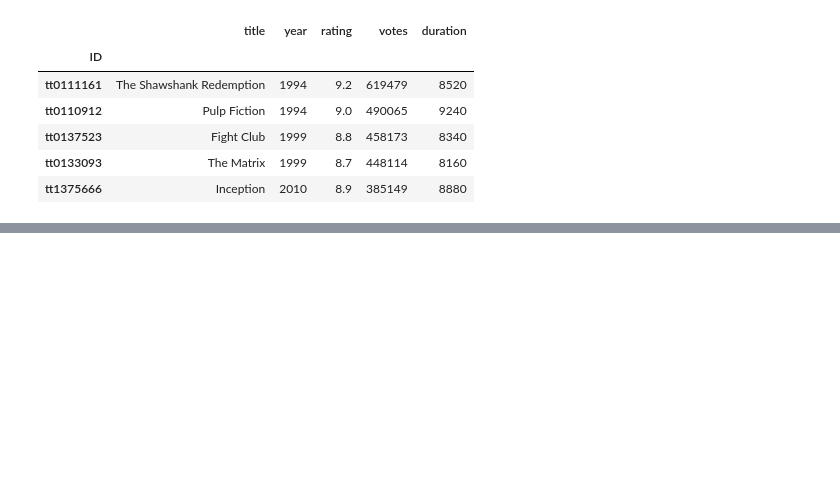
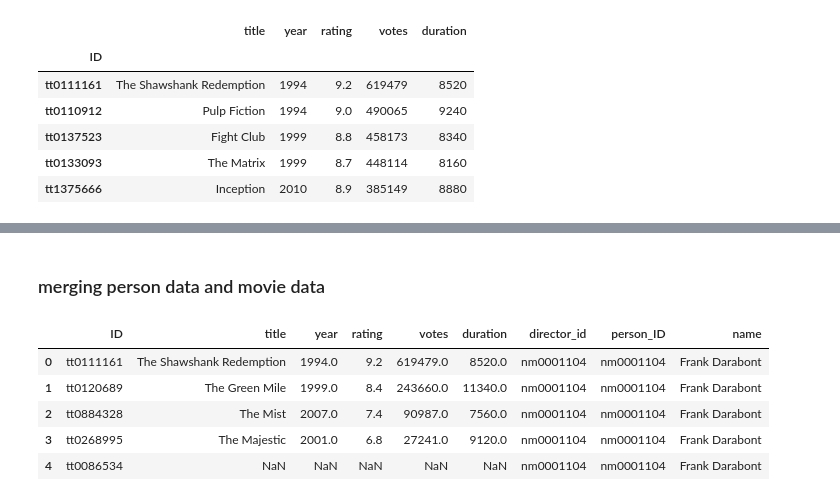
Before and after one commit to devbaafi/baafi_slah_pandas_hw_solution, a Jupyter notebook: kofi_slah_solution.ipynb, the cells around one changed output, grey strips where cells are left out. Cells and saved outputs as stored; diff of their text form; code cells hidden in the pictures; blank space fills up the shorter version.

```diff
--- a/kofi_slah_solution.ipynb
+++ b/kofi_slah_solution.ipynb
@@ -97,0 +108,3 @@ Index(['title', 'year', 'rating', 'votes', 'duration'], dtype='object')
+# %%
+movie_crew_df = pd.read_csv('crew_data (1).tsv.gz', header=0, delimiter = '\t', usecols=(0,1) , names=['ID','director_ids'])
+movie_crew_df.head()
@@ -97,0 +120,3 @@ Index(['title', 'year', 'rating', 'votes', 'duration'], dtype='object')
+# %%
+person_df = pd.read_csv('name_data (2).tsv.gz', header = 0, delimiter = '\t', usecols= (0,1) , names=['person_ID','name'])
+person_df.head()
@@ -97,0 +132,3 @@ Index(['title', 'year', 'rating', 'votes', 'duration'], dtype='object')
+# %%
+df = pd.merge(df, movie_crew_df, on ="ID", how='outer')
+df.head()
@@ -97,0 +155,12 @@ Index(['title', 'year', 'rating', 'votes', 'duration'], dtype='object')
+# %% [markdown]
+### merging person data and movie data
+# %%
+df = pd.merge(df, person_df, left_on ="director_id", right_on='person_ID', how='inner')
+df.head()
+# %% [output]
+|  | ID | title | year | rating | votes | duration | director_id | person_ID | name |
+| 0 | tt0111161 | The Shawshank Redemption | 1994.0 | 9.2 | 619479.0 | 8520.0 | nm0001104 | nm0001104 | Frank Darabont |
+| 1 | tt0120689 | The Green Mile | 1999.0 | 8.4 | 243660.0 | 11340.0 | nm0001104 | nm0001104 | Frank Darabont |
+| 2 | tt0884328 | The Mist | 2007.0 | 7.4 | 90987.0 | 7560.0 | nm0001104 | nm0001104 | Frank Darabont |
+| 3 | tt0268995 | The Majestic | 2001.0 | 6.8 | 27241.0 | 9120.0 | nm0001104 | nm0001104 | Frank Darabont |
+| 4 | tt0086534 | NaN | NaN | NaN | NaN | NaN | nm0001104 | nm0001104 | Frank Darabont |
```
Also changed, not shown: parts of 26 cells of this notebook.
